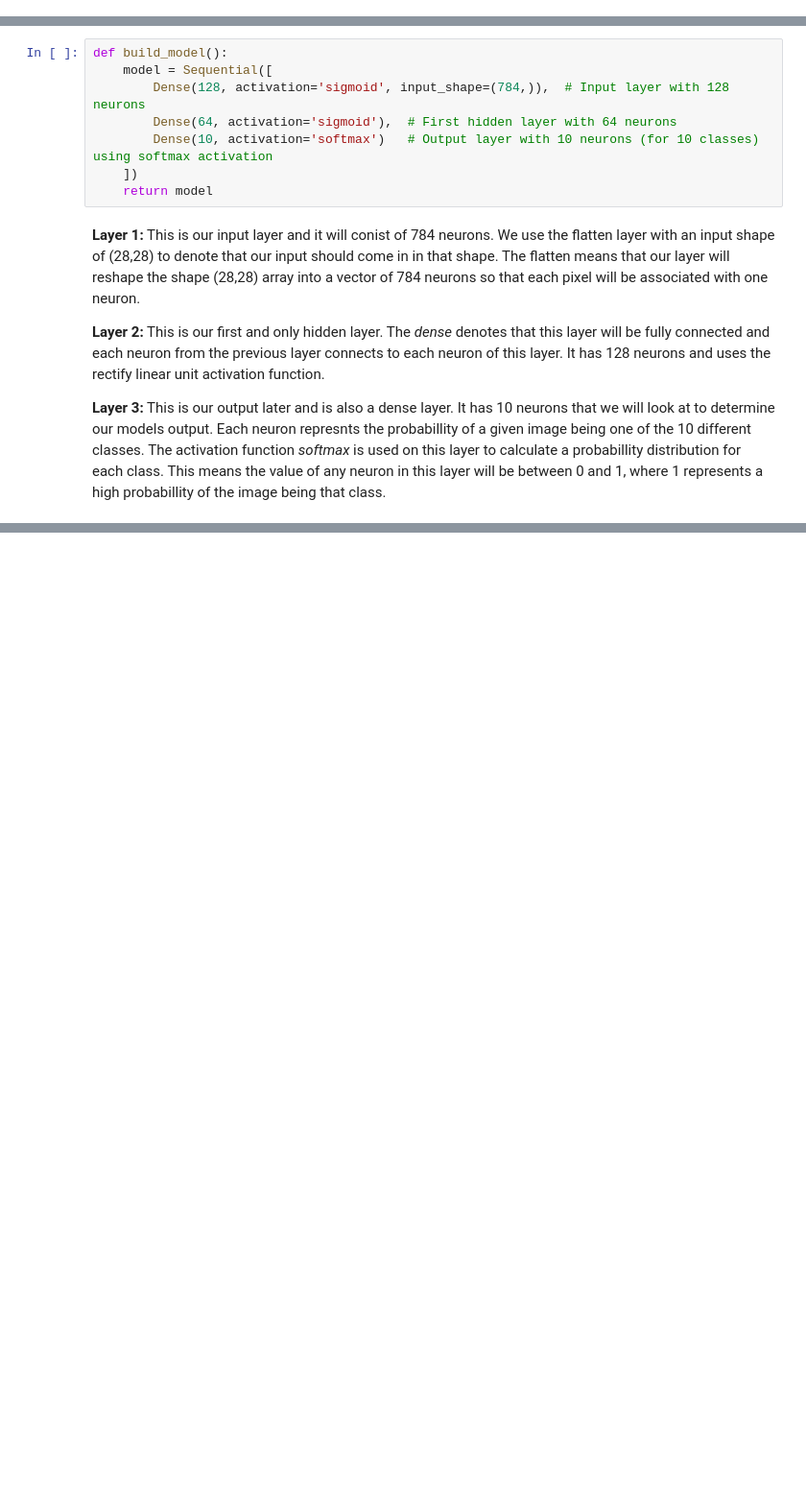
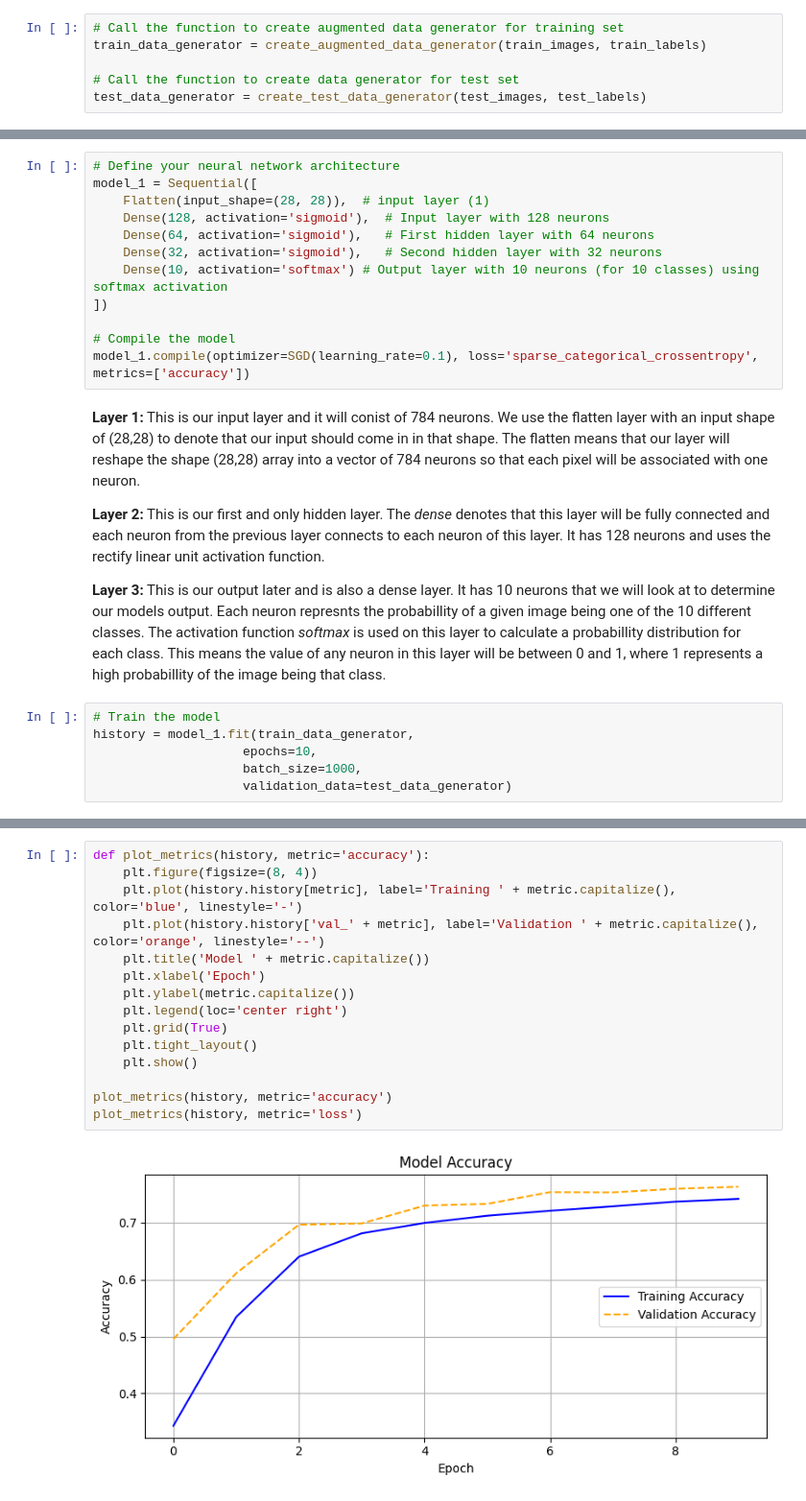
Before and after one commit to AndyH96/dense_nn, a Jupyter notebook: main.ipynb, the cells around one changed output, grey strips where cells are left out. Shown at 96% size. Drawn from its saved outputs; the diff is of its cells as text; blank space fills up the shorter version.

```diff
--- a/main.ipynb
+++ b/main.ipynb
@@ -134,2 +158,8 @@ def preprocess_data(train_images, train_labels, test_images, test_labels):
+# %%
+# Call the function to create augmented data generator for training set
+train_data_generator = create_augmented_data_generator(train_images, train_labels)
+
+# Call the function to create data generator for test set
+test_data_generator = create_test_data_generator(test_images, test_labels)
 # %%
 # Select one image from the training set
@@ -169,14 +201,24 @@ Now it's time to build the model! We are going to use a keras *sequential* model
 # %%
-def build_model():
-    model = Sequential([
-        Dense(128, activation='sigmoid', input_shape=(784,)),  # Input layer with 128 neurons
-        Dense(64, activation='sigmoid'),  # First hidden layer with 64 neurons
-        Dense(10, activation='softmax')   # Output layer with 10 neurons (for 10 classes) using softmax activation
-    ])
-    return model
+# Define your neural network architecture
+model_1 = Sequential([
+    Flatten(input_shape=(28, 28)),  # input layer (1)
+    Dense(128, activation='sigmoid'),  # Input layer with 128 neurons
+    Dense(64, activation='sigmoid'),   # First hidden layer with 64 neurons
+    Dense(32, activation='sigmoid'),   # Second hidden layer with 32 neurons
+    Dense(10, activation='softmax') # Output layer with 10 neurons (for 10 classes) using softmax activation
+])
+
+# Compile the model
+model_1.compile(optimizer=SGD(learning_rate=0.1), loss='sparse_categorical_crossentropy', metrics=['accuracy'])
 # %% [markdown]
 **Layer 1:** This is our input layer and it will conist of 784 neurons. We use the flatten layer with an input shape of (28,28) to denote that our input should come in in that shape. The flatten means that our layer will reshape the shape (28,28) array into a vector of 784 neurons so that each pixel will be associated with one neuron.
 
 **Layer 2:** This is our first and only hidden layer. The *dense* denotes that this layer will be fully connected and each neuron from the previous layer connects to each neuron of this layer. It has 128 neurons and uses the rectify linear unit activation function.
 
 **Layer 3:** This is our output later and is also a dense layer. It has 10 neurons that we will look at to determine our models output. Each neuron represnts the probabillity of a given image being one of the 10 different classes. The activation function *softmax* is used on this layer to calculate a probabillity distribution for each class. This means the value of any neuron in this layer will be between 0 and 1, where 1 represents a high probabillity of the image being that class.
+# %%
+# Train the model
+history = model_1.fit(train_data_generator,
+                    epochs=10,
+                    batch_size=1000,
+                    validation_data=test_data_generator)
@@ -182,0 +279,17 @@ def build_model():
+# %%
+def plot_metrics(history, metric='accuracy'):
+    plt.figure(figsize=(8, 4))
+    plt.plot(history.history[metric], label='Training ' + metric.capitalize(), color='blue', linestyle='-')
+    plt.plot(history.history['val_' + metric], label='Validation ' + metric.capitalize(), color='orange', linestyle='--')
+    plt.title('Model ' + metric.capitalize())
+    plt.xlabel('Epoch')
+    plt.ylabel(metric.capitalize())
+    plt.legend(loc='center right')
+    plt.grid(True)
+    plt.tight_layout()
+    plt.show()
+
+plot_metrics(history, metric='accuracy')
+plot_metrics(history, metric='loss')
+# %% [output]
+[figure, added]
```
Also changed, not shown: parts of 20 cells of this notebook.
